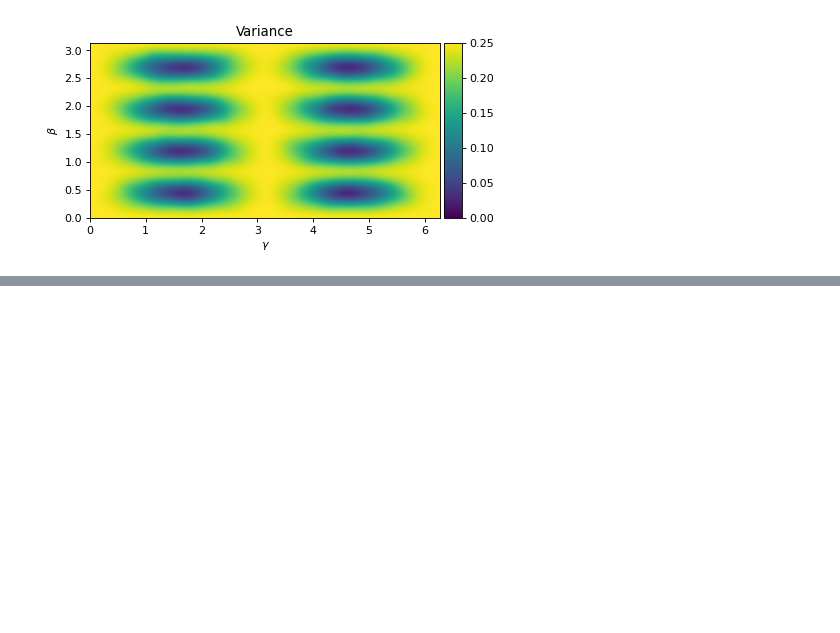
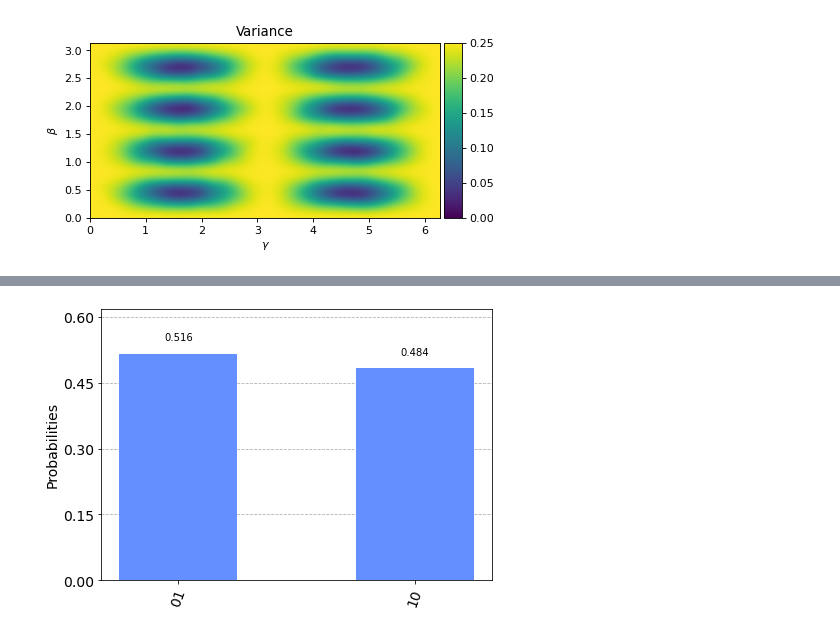
Before and after one commit to OpenQuantumComputing/optimization, a Jupyter notebook: MaxCut/2 nodes "Barbell".ipynb, the cells around one changed output, grey strips where cells are left out. Cells and saved outputs as stored; diff of their text form; code cells hidden in the pictures; blank space fills up the shorter version.

```diff
--- a/MaxCut/2 nodes "Barbell".ipynb
+++ b/MaxCut/2 nodes "Barbell".ipynb
@@ -83,0 +72,5 @@ Optimization terminated successfully.
+# %%
+hist=qaoamc.hist(qaoamc.angles_hist['d1_final'], qasm_sim,1024, params=params)
+plot_histogram(hist)
+# %% [output]
+[figure, added]
```
Also changed, not shown: parts of 5 cells of this notebook, 1 other file.
